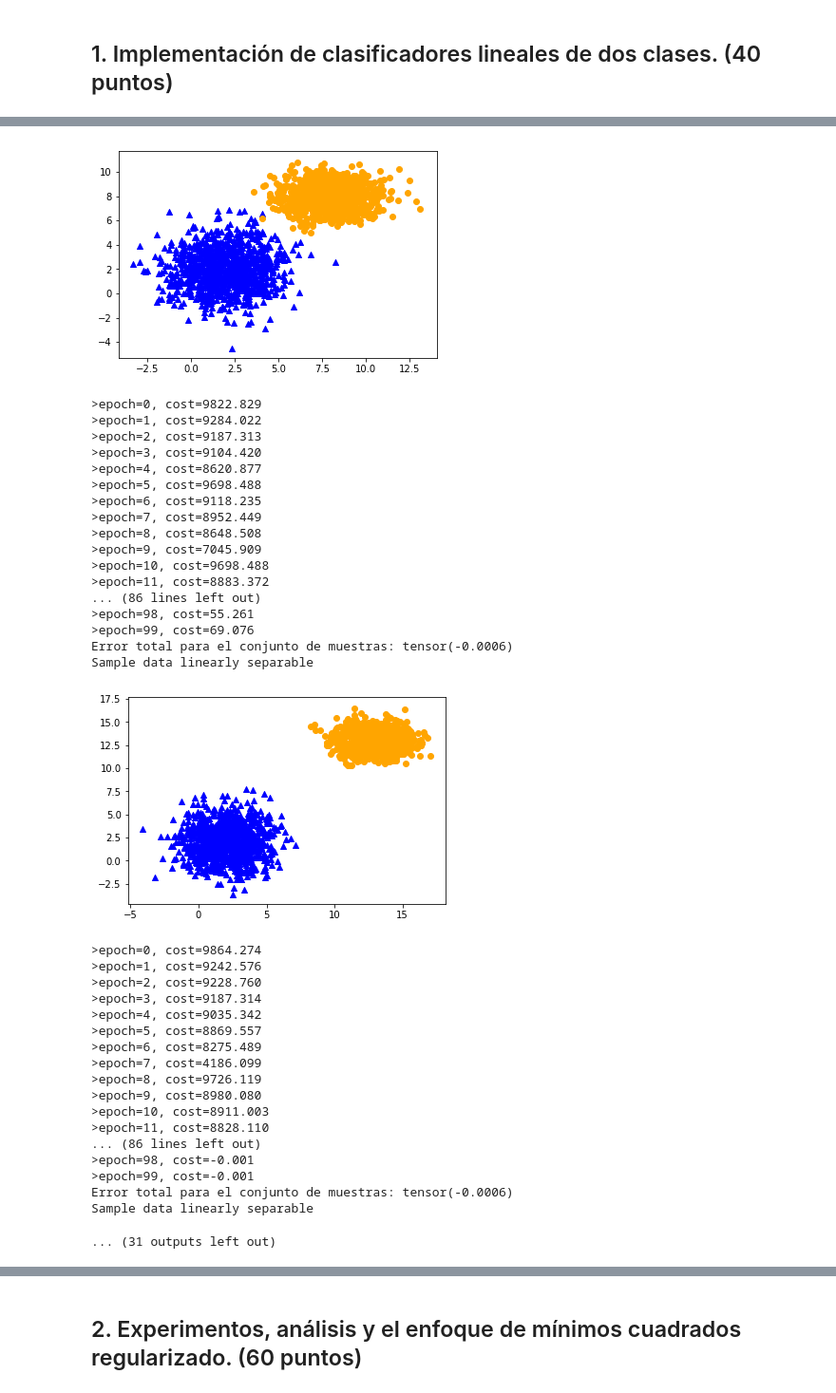
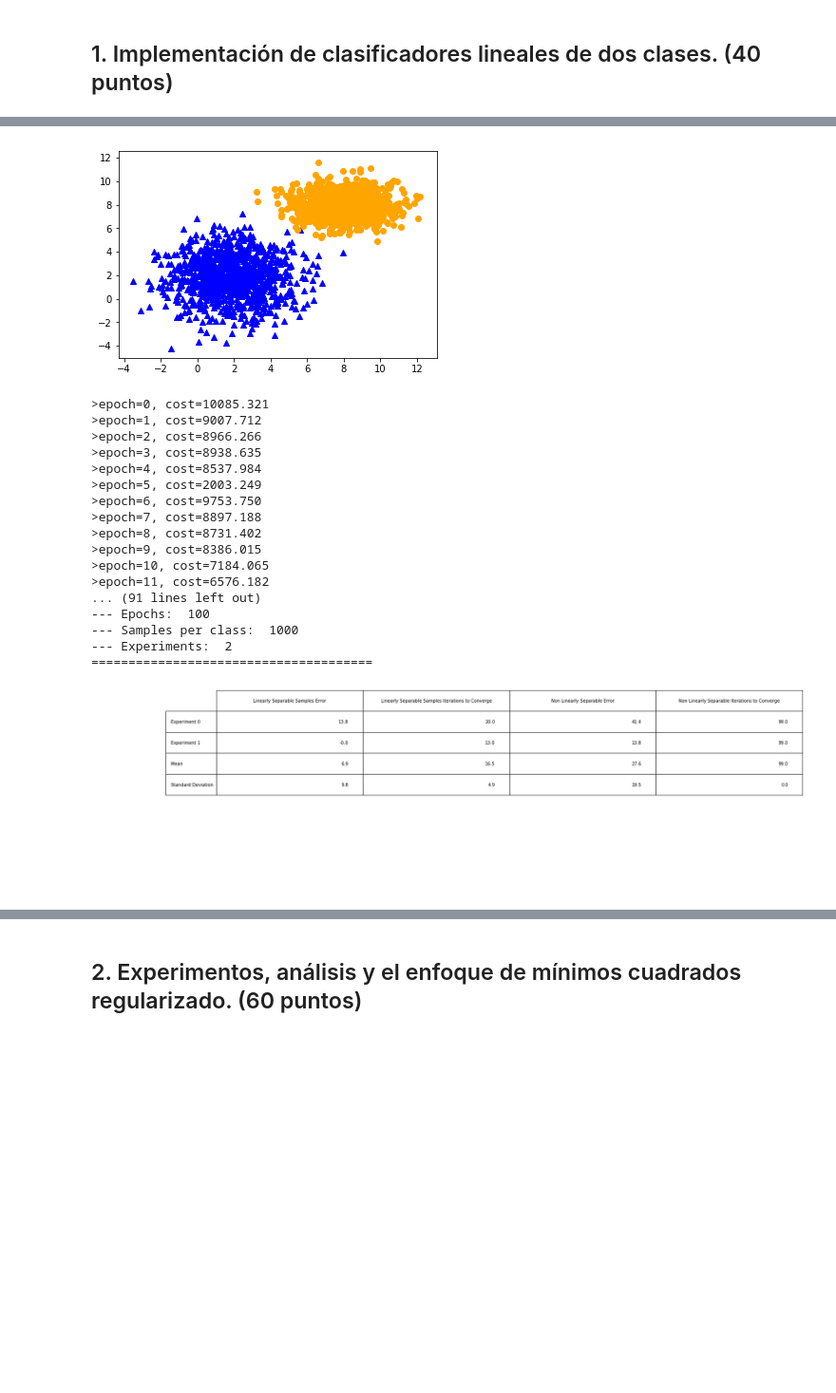
Before and after one commit to fmejias/CienciasDeLosDatosTEC, a Jupyter notebook: AprendizajeAutomatico/TP2/TP2.ipynb, the cells around one changed output, grey strips where cells are left out. Shown at 95% size. Saved outputs shown, nothing was run; the diff lists cells and outputs as text; code cells hidden in the pictures; blank space fills up the shorter version.

```diff
--- a/AprendizajeAutomatico/TP2/TP2.ipynb
+++ b/AprendizajeAutomatico/TP2/TP2.ipynb
@@ -246,7 +246,7 @@ def logistic_regression(samples, targets, epochs = 50, test_size = 0.3):
 def test_logistic_regression():
     totalEpochs = 100
     samplesPerClass = 1000
-    experiments = 10
+    experiments = 2
 
     #vector with all experiments' errors
     vExperimentError= torch.zeros(experiments,4)
@@ -371,41 +371,23 @@ Error total para el conjunto de muestras: tensor(27.6305)
 Sample data linearly separable
-[figure, old version]
+[figure, new version]
->epoch=0, cost=9822.829
->epoch=1, cost=9284.022
->epoch=2, cost=9187.313
->epoch=3, cost=9104.420
->epoch=4, cost=8620.877
->epoch=5, cost=9698.488
->epoch=6, cost=9118.235
->epoch=7, cost=8952.449
->epoch=8, cost=8648.508
->epoch=9, cost=7045.909
->epoch=10, cost=9698.488
->epoch=11, cost=8883.372
-... (86 lines left out)
->epoch=98, cost=55.261
->epoch=99, cost=69.076
-Error total para el conjunto de muestras: tensor(-0.0006)
-Sample data linearly separable
+>epoch=0, cost=10085.321
+>epoch=1, cost=9007.712
+>epoch=2, cost=8966.266
+>epoch=3, cost=8938.635
+>epoch=4, cost=8537.984
+>epoch=5, cost=2003.249
+>epoch=6, cost=9753.750
+>epoch=7, cost=8897.188
+>epoch=8, cost=8731.402
+>epoch=9, cost=8386.015
+>epoch=10, cost=7184.065
+>epoch=11, cost=6576.182
+... (91 lines left out)
+--- Epochs:  100
+--- Samples per class:  1000
+--- Experiments:  2
+======================================
-[figure, old version]
+[figure, new version]
->epoch=0, cost=9864.274
->epoch=1, cost=9242.576
->epoch=2, cost=9228.760
->epoch=3, cost=9187.314
->epoch=4, cost=9035.342
->epoch=5, cost=8869.557
->epoch=6, cost=8275.489
->epoch=7, cost=4186.099
->epoch=8, cost=9726.119
->epoch=9, cost=8980.080
->epoch=10, cost=8911.003
->epoch=11, cost=8828.110
-... (86 lines left out)
->epoch=98, cost=-0.001
->epoch=99, cost=-0.001
-Error total para el conjunto de muestras: tensor(-0.0006)
-Sample data linearly separable
-... (31 outputs left out)
 # %% [markdown]
 #¿Cuál de las funciones matemáticas vistas en clase puede utilizarse a la salida del regresor logístico para realizar una clasificación binaria?
 Se puede utilizar la función sigmoidal ya es una función suave y continua acotada entre 0 y 1.
```
Also changed, not shown: parts of 2 cells of this notebook.
